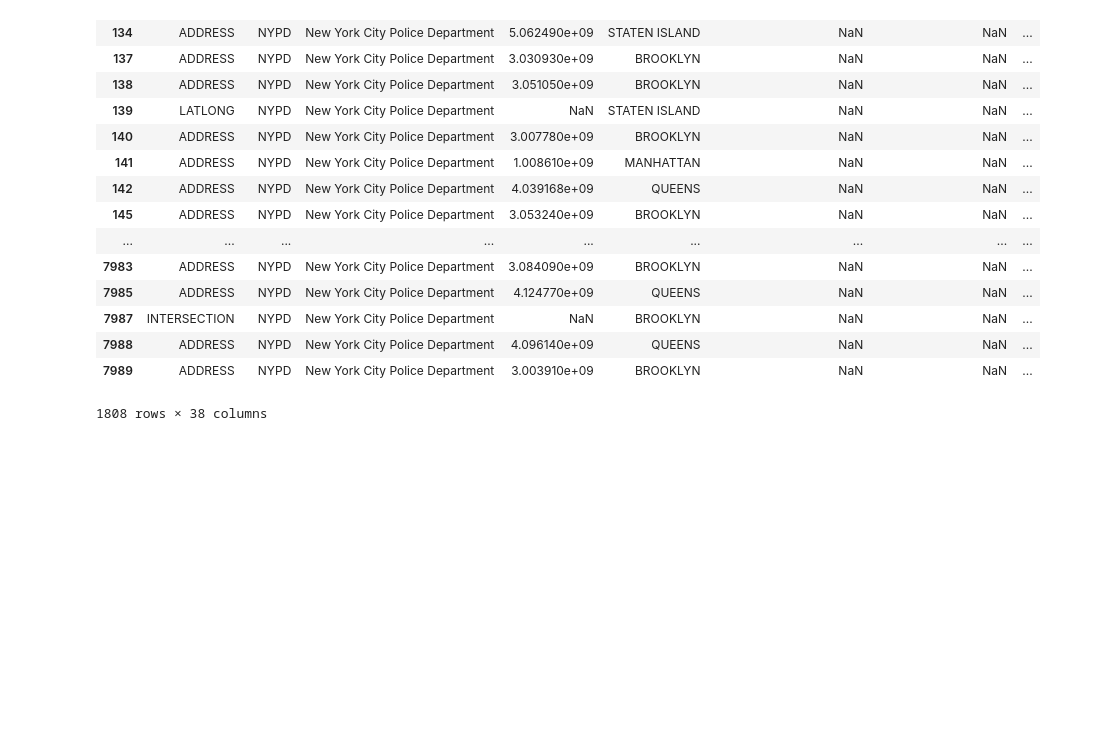
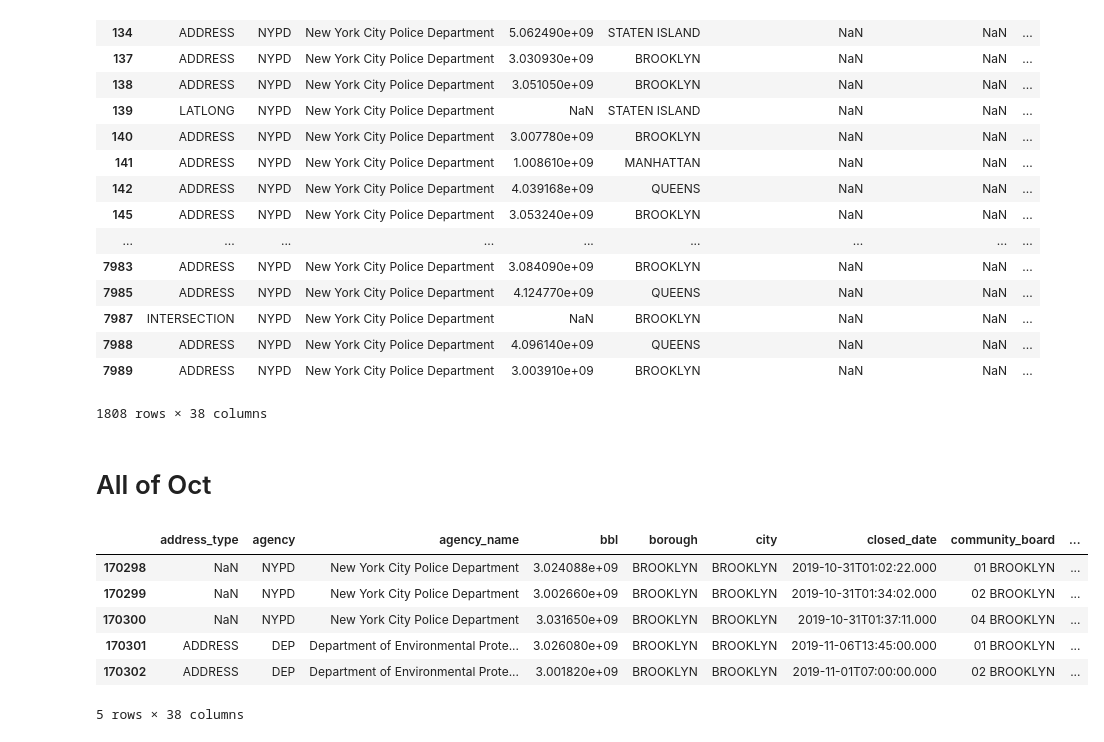
Before and after one commit to whohuhwhat/311_pt4, a Jupyter notebook: Workbook.ipynb, the cells around one changed output. Cells and saved outputs as stored; diff of their text form; code cells hidden in the pictures; blank space fills up the shorter version.

```diff
--- a/Workbook.ipynb
+++ b/Workbook.ipynb
@@ -618,3 +619,5 @@ df[df['agency']=='NYPD']
 | 7988 | ADDRESS | NYPD | New York City Police Department | 4.096140e+09 | QUEENS | NaN | NaN | ... |
 | 7989 | ADDRESS | NYPD | New York City Police Department | 3.003910e+09 | BROOKLYN | NaN | NaN | ... |
 1808 rows × 38 columns
+# %% [markdown]
+# All of Oct
@@ -620,0 +626,10 @@ df[df['agency']=='NYPD']
+# %%
+data.tail()
+# %% [output]
+|  | address_type | agency | agency_name | bbl | borough | city | closed_date | community_board | ... |
+| 170298 | NaN | NYPD | New York City Police Department | 3.024088e+09 | BROOKLYN | BROOKLYN | 2019-10-31T01:02:22.000 | 01 BROOKLYN | ... |
+| 170299 | NaN | NYPD | New York City Police Department | 3.002660e+09 | BROOKLYN | BROOKLYN | 2019-10-31T01:34:02.000 | 02 BROOKLYN | ... |
+| 170300 | NaN | NYPD | New York City Police Department | 3.031650e+09 | BROOKLYN | BROOKLYN | 2019-10-31T01:37:11.000 | 04 BROOKLYN | ... |
+| 170301 | ADDRESS | DEP | Department of Environmental Prote... | 3.026080e+09 | BROOKLYN | BROOKLYN | 2019-11-06T13:45:00.000 | 01 BROOKLYN | ... |
+| 170302 | ADDRESS | DEP | Department of Environmental Prote... | 3.001820e+09 | BROOKLYN | BROOKLYN | 2019-11-01T07:00:00.000 | 02 BROOKLYN | ... |
+5 rows × 38 columns
```
Also changed, not shown: parts of 16 cells of this notebook, 2 other files.
